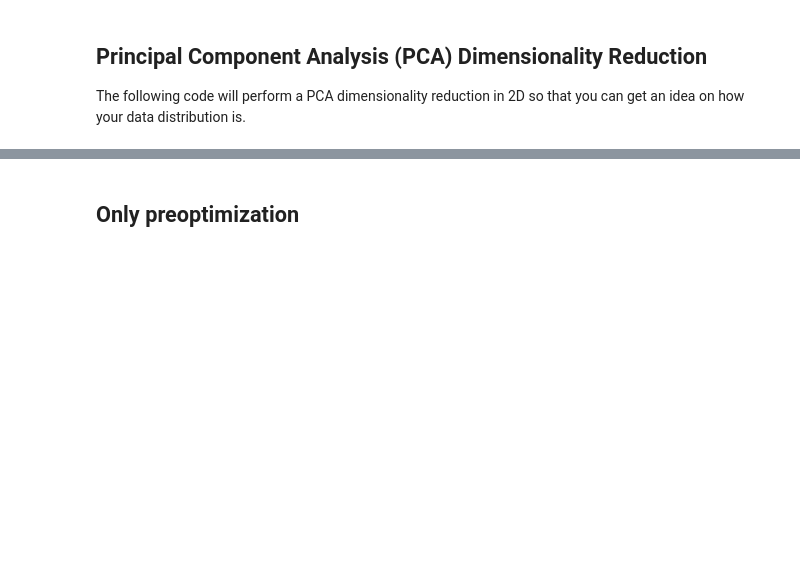
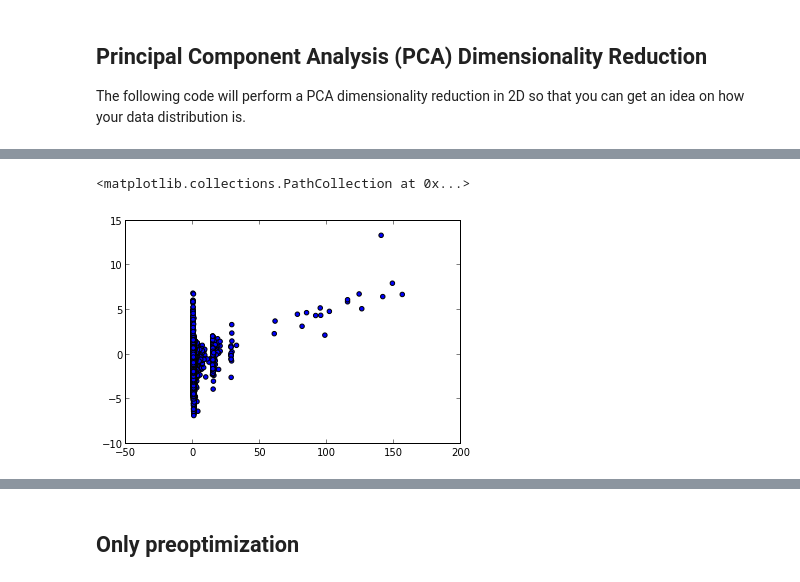
Before and after one commit to lrq3000/oacs, a Jupyter notebook: ipynb/Dataset Analysis.ipynb, the cells around one changed output, grey strips where cells are left out. Cells and saved outputs as stored; diff of their text form; code cells hidden in the pictures; blank space fills up the shorter version.

```diff
--- a/ipynb/Dataset Analysis.ipynb
+++ b/ipynb/Dataset Analysis.ipynb
@@ -346,0 +383,7 @@ plt.show()
+# %%
+# Only honest players
+plt.scatter(Z.ix[rows_nf,0], Z.ix[rows_nf,1], c='b')#, s=X.framerepeat))
+plt.scatter(Ztest.ix[rows_n,0], Ztest.ix[rows_n,1], c='b', label='Honest')#, s=X.framerepeat))
+# %% [output]
+<matplotlib.collections.PathCollection at 0x...>
+[figure, added]
```
Also changed, not shown: parts of 27 cells of this notebook.
